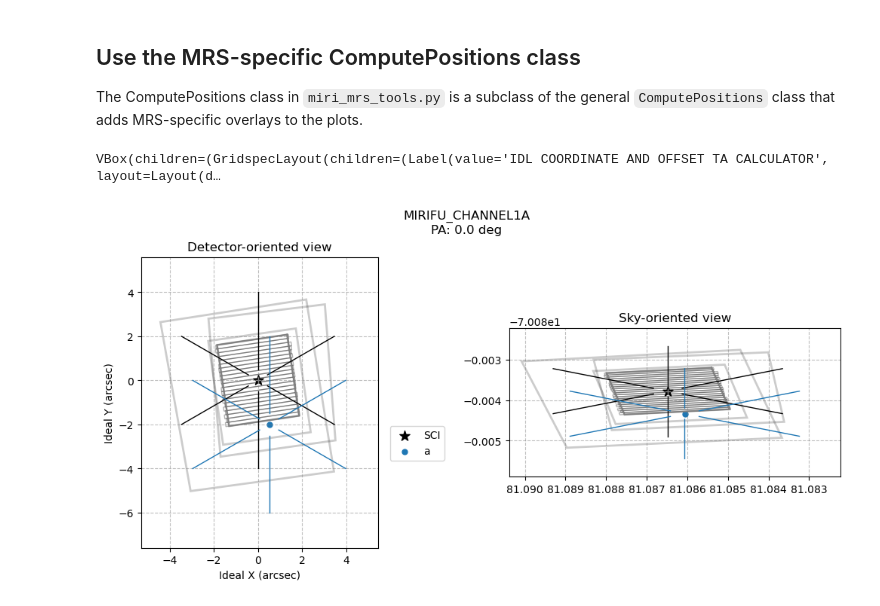
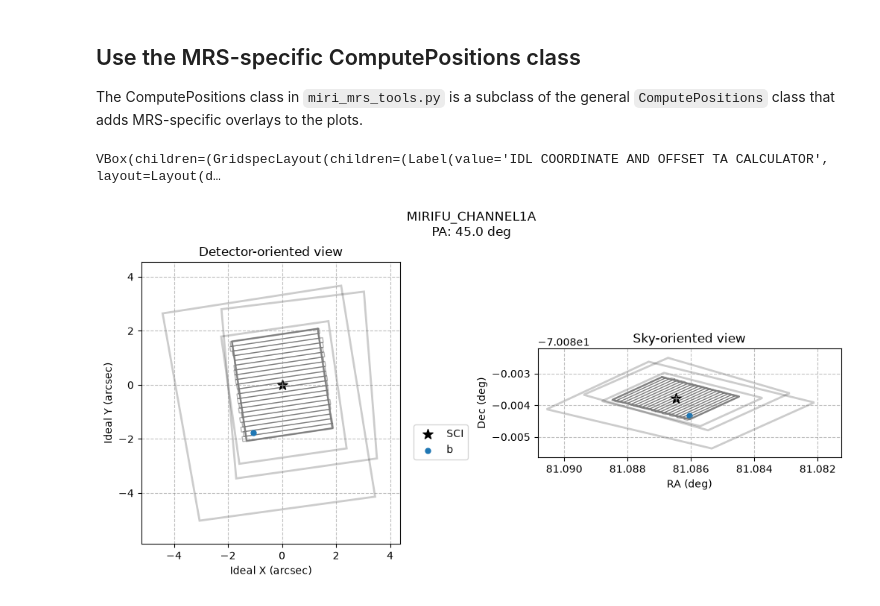
Before and after one commit to STScI-MIRI/whippot, a Jupyter notebook: example_notebooks/MIRI_MRS.ipynb, the cells around one changed output. Drawn from its saved outputs; the diff is of its cells as text; code cells hidden in the pictures.

```diff
--- a/example_notebooks/MIRI_MRS.ipynb
+++ b/example_notebooks/MIRI_MRS.ipynb
@@ -40,33 +35,38 @@ The source coordinates below are taken from a real commissioning activity, where
 # some
 sources = {
     'SCI': whippot_tools.SkyCoord("05 24 20.7552 -70 05 1.60", frame='icrs', unit=("hourangle","degree")),
-    'a': whippot_tools.SkyCoord("05 24 20.6552 -70 05 3.60", frame='icrs', unit=("hourangle","degree")),
+    'b': whippot_tools.SkyCoord("05 24 20.6552 -70 05 3.60", frame='icrs', unit=("hourangle","degree")),
 }
 # %%
 from astropy import units
 initial_values={
     'instr': 'miri',
     'sci_aper': 'mirifu_channel1a',
-    'pa': 0.,
+    'pa': 45.,
     'sci_ra': sources['SCI'].ra.deg, 'sci_dec': sources['SCI'].dec.deg,
-    'filter_apertures': False
+    'filter_apertures': True
 }
-# add a multi-line string of the other stars, copied from the cell above
-initial_values['other_stars'] = "\n".join(f"{k}: ({v.ra.deg}, {v.dec.deg})" for k, v in sources.items() if k not in ['SCI'])
+# Use some python shorthand add a multi-line string of the other stars in the `sources` dictionary
+initial_values['other_stars'] = "\n".join(
+    f"{k}: ({v.ra.deg}, {v.dec.deg})" for k, v in sources.items() if k not in ['SCI']
+)
 # %% [markdown]
 ## Use the MRS-specific ComputePositions class
 
 The ComputePositions class in `miri_mrs_tools.py` is a subclass of the general `ComputePositions` class that adds MRS-specific overlays to the plots.
 # %%
-%matplotlib osx
 from whippot.modes import miri_mrs_tools
 cp1 = miri_mrs_tools.ComputePositions(initial_values=initial_values)
-cp1.ui
+# If a dictionary is provided, the computations happen automatically.
-# %% [output]
-VBox(children=(GridspecLayout(children=(Label(value='IDL COORDINATE AND OFFSET TA CALCULATOR', layout=Layout(d…
+# %%
+# If you want to make manual adjustments, show the UI like this
+%matplotlib osx
+cp1.ui
+# %% [output]
+VBox(children=(GridspecLayout(children=(Label(value='IDL COORDINATE AND OFFSET TA CALCULATOR', layout=Layout(d…
 # %%
 # Show the output plot in the notebook instead of in a popup window
 %matplotlib inline
-cp1.plot_scene()
+fig = cp1.plot_scene()
 # %% [output]
-[figure, old version]
+[figure, new version]
```
Also changed, not shown: parts of 4 cells of this notebook, 5 other files.
